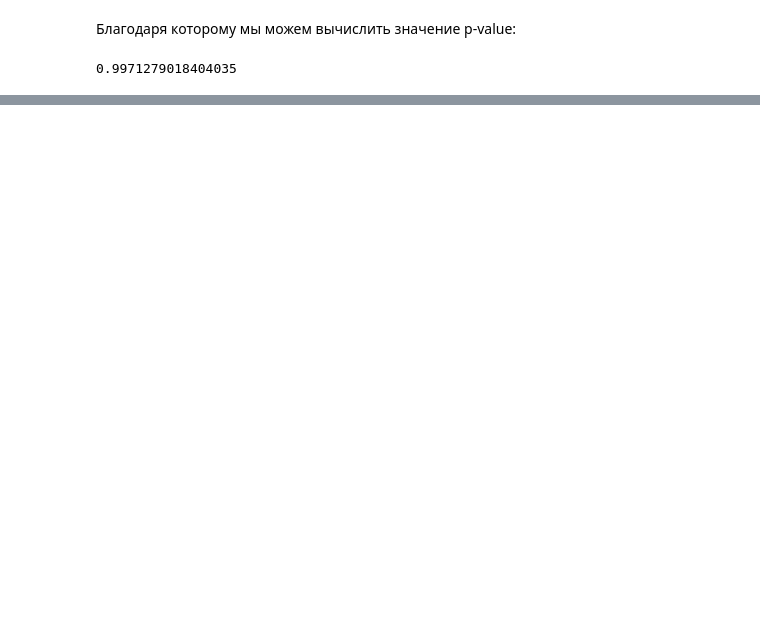
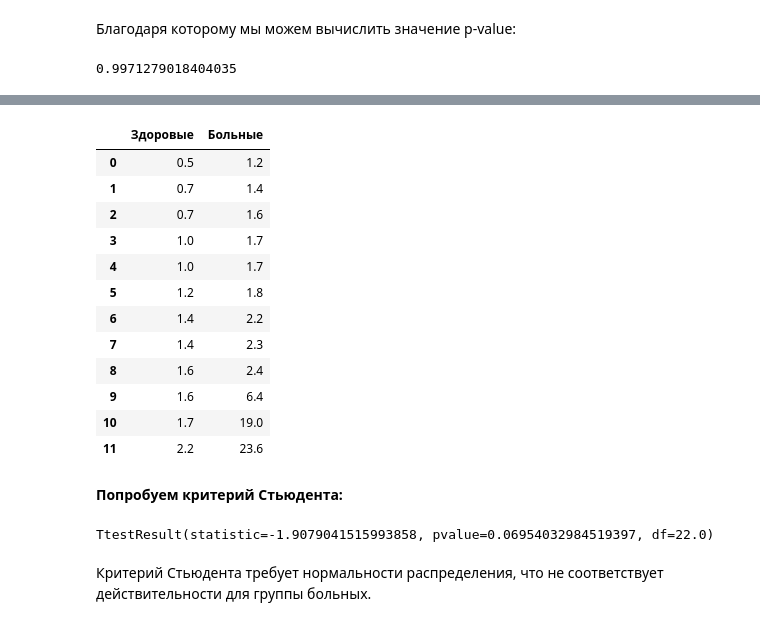
Before and after one commit to Vakhranev/MGIMO, a Jupyter notebook: 28 февраля.ipynb, the cells around one changed output, grey strips where cells are left out. Saved outputs shown, nothing was run; the diff lists cells and outputs as text; code cells hidden in the pictures; blank space fills up the shorter version.

```diff
--- a/28 февраля.ipynb
+++ b/28 февраля.ipynb
@@ -504,0 +676,29 @@ pvalue
+# %%
+df = pd.DataFrame(data=[[0.5, 1.2], [0.7, 1.4], [0.7, 1.6], [1.0, 1.7], [1.0, 1.7],
+                        [1.2, 1.8], [1.4, 2.2], [1.4, 2.3], [1.6, 2.4], [1.6, 6.4],
+                        [1.7, 19.0], [2.2, 23.6]],
+                  columns=["Здоровые", "Больные"])
+
+display(df)
+# %% [output]
+|  | Здоровые | Больные |
+| 0 | 0.5 | 1.2 |
+| 1 | 0.7 | 1.4 |
+| 2 | 0.7 | 1.6 |
+| 3 | 1.0 | 1.7 |
+| 4 | 1.0 | 1.7 |
+| 5 | 1.2 | 1.8 |
+| 6 | 1.4 | 2.2 |
+| 7 | 1.4 | 2.3 |
+| 8 | 1.6 | 2.4 |
+| 9 | 1.6 | 6.4 |
+| 10 | 1.7 | 19.0 |
+| 11 | 2.2 | 23.6 |
+# %% [markdown]
+**Попробуем критерий Стьюдента:**
+# %%
+scipy.stats.ttest_ind(df["Здоровые"], df["Больные"])
+# %% [output]
+TtestResult(statistic=-1.9079041515993858, pvalue=0.06954032984519397, df=22.0)
+# %% [markdown]
+Критерий Стьюдента требует нормальности распределения, что не соответствует действительности для группы больных.
```
Also changed, not shown: parts of 27 cells of this notebook.
